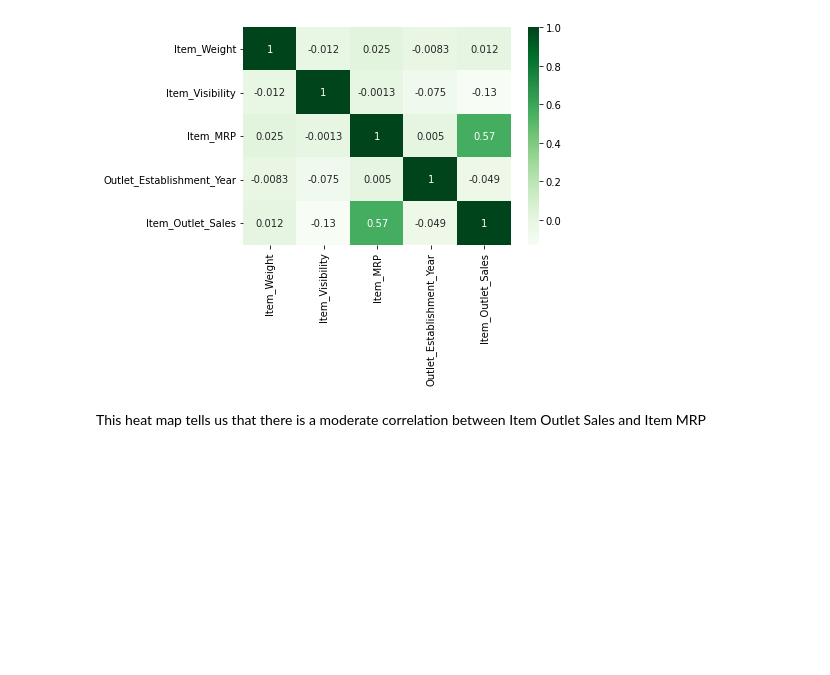
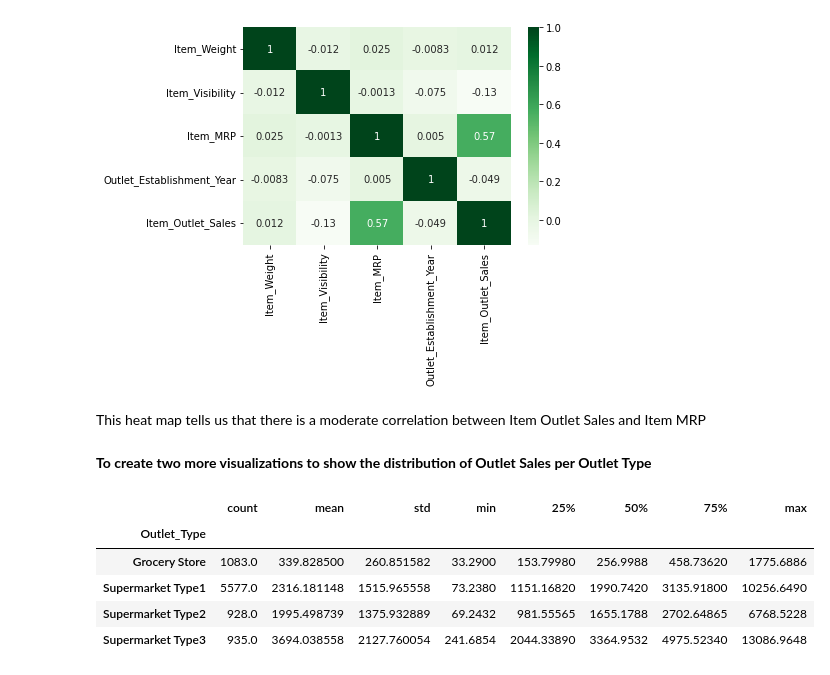
Before and after one commit to Swaghanaian/Food-Sales-Predictions, a Jupyter notebook: Food_Sales_Predictions.ipynb, the cells around one changed output. Saved outputs shown, nothing was run; the diff lists cells and outputs as text; code cells hidden in the pictures; blank space fills up the shorter version.

```diff
--- a/Food_Sales_Predictions.ipynb
+++ b/Food_Sales_Predictions.ipynb
@@ -233,3 +233,17 @@ sns.heatmap(corr, cmap = 'Greens', annot = True)
 [figure]
 # %% [markdown]
 This heat map tells us that there is a moderate correlation between Item Outlet Sales and Item MRP
+# %% [markdown]
+**To create two more visualizations to show the distribution of Outlet Sales per Outlet Type**
+# %%
+#Just creating a variable to summarize the visualization I am creating
+Sales_per_outlet_type = df.groupby(['Outlet_Type'])['Item_Outlet_Sales']
+# %%
+Sales_per_outlet_type.describe()
+# %% [output]
+|  | count | mean | std | min | 25% | 50% | 75% | max |
+| Outlet_Type |  |  |  |  |  |  |  |  |
+| Grocery Store | 1083.0 | 339.828500 | 260.851582 | 33.2900 | 153.79980 | 256.9988 | 458.73620 | 1775.6886 |
+| Supermarket Type1 | 5577.0 | 2316.181148 | 1515.965558 | 73.2380 | 1151.16820 | 1990.7420 | 3135.91800 | 10256.6490 |
+| Supermarket Type2 | 928.0 | 1995.498739 | 1375.932889 | 69.2432 | 981.55565 | 1655.1788 | 2702.64865 | 6768.5228 |
+| Supermarket Type3 | 935.0 | 3694.038558 | 2127.760054 | 241.6854 | 2044.33890 | 3364.9532 | 4975.52340 | 13086.9648 |
```
Also changed, not shown: parts of 7 cells of this notebook.
